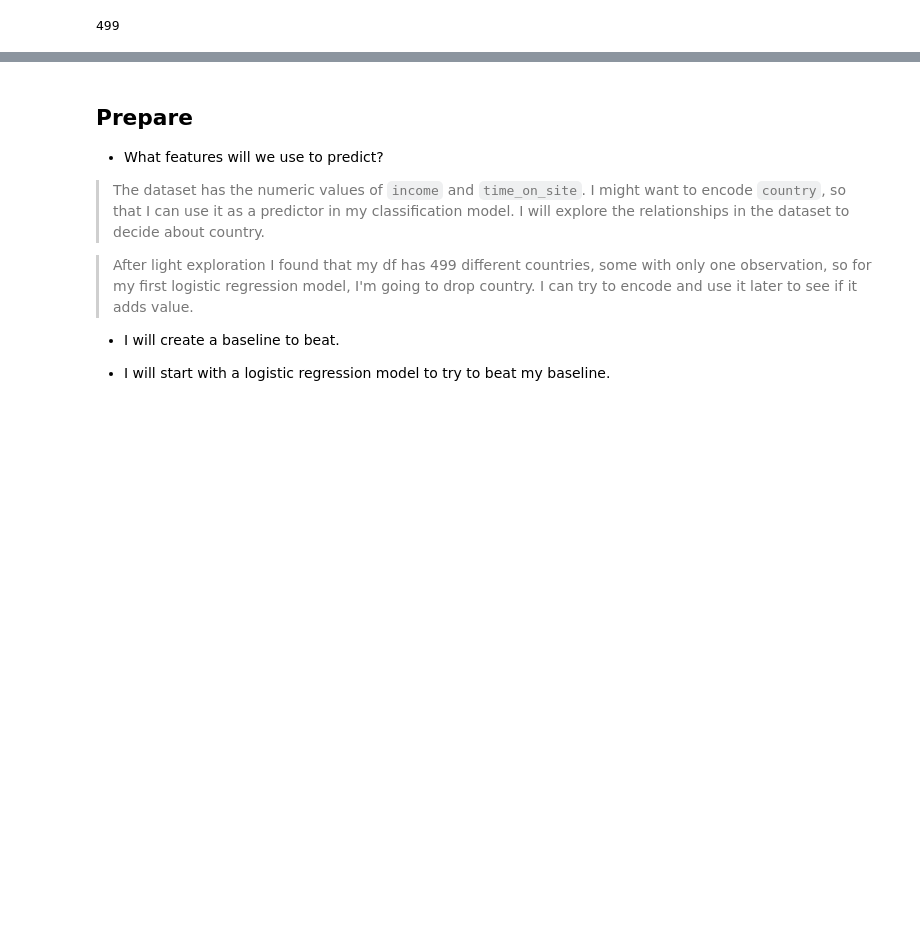
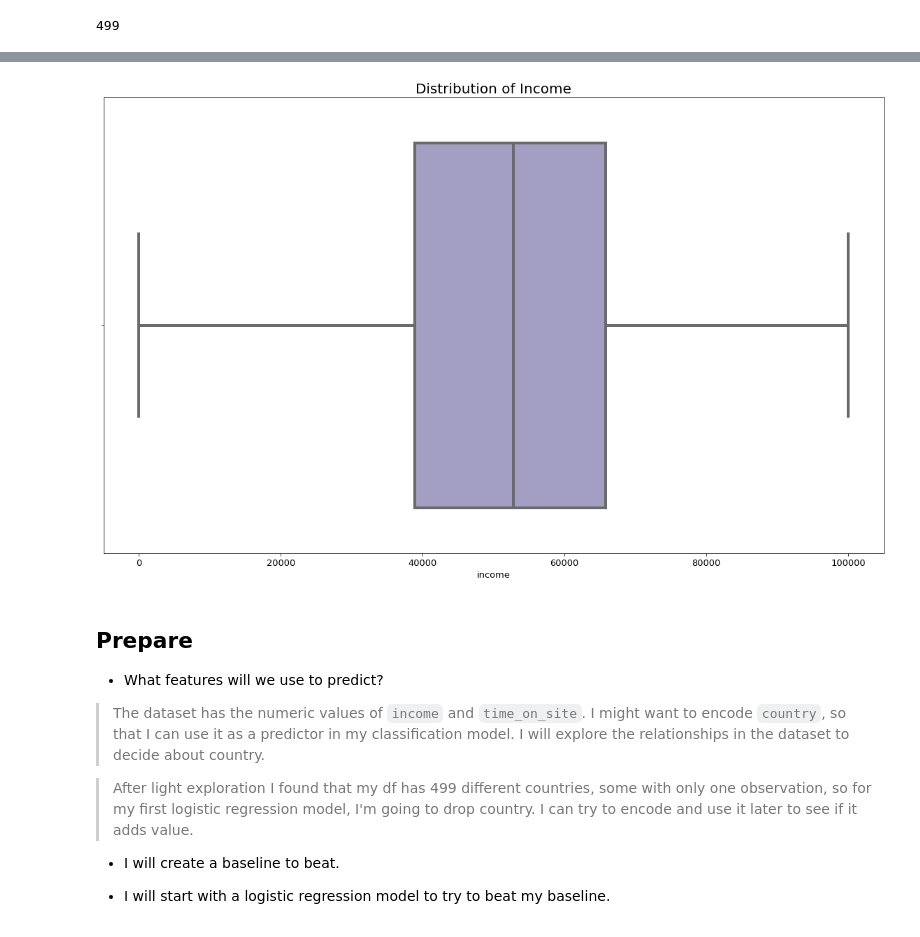
Before and after one commit to faithkane3/ds-methodologies-exercises, a Jupyter notebook: classification/ML Classification Package/3. Logisitic Regression/Predict Customer clicks on FB ads.ipynb, the cells around one changed output, grey strips where cells are left out. Drawn from its saved outputs; the diff is of its cells as text; code cells hidden in the pictures; blank space fills up the shorter version.

```diff
--- a/classification/ML Classification Package/3. Logisitic Regression/Predict Customer clicks on FB ads.ipynb
+++ b/classification/ML Classification Package/3. Logisitic Regression/Predict Customer clicks on FB ads.ipynb
@@ -121,3 +133,12 @@ plt.show()
+# %%
+plt.figure(figsize=(20,12))
+
+sns.boxplot(x='income', data=df, hue='ad_click', palette='Purples', linewidth=4)
+
+plt.title('Distribution of Income', size=20)
+plt.show()
+# %% [output]
+[figure, added]
 # %% [markdown]
 ## Prepare
 
```
Also changed, not shown: parts of 5 cells of this notebook.
